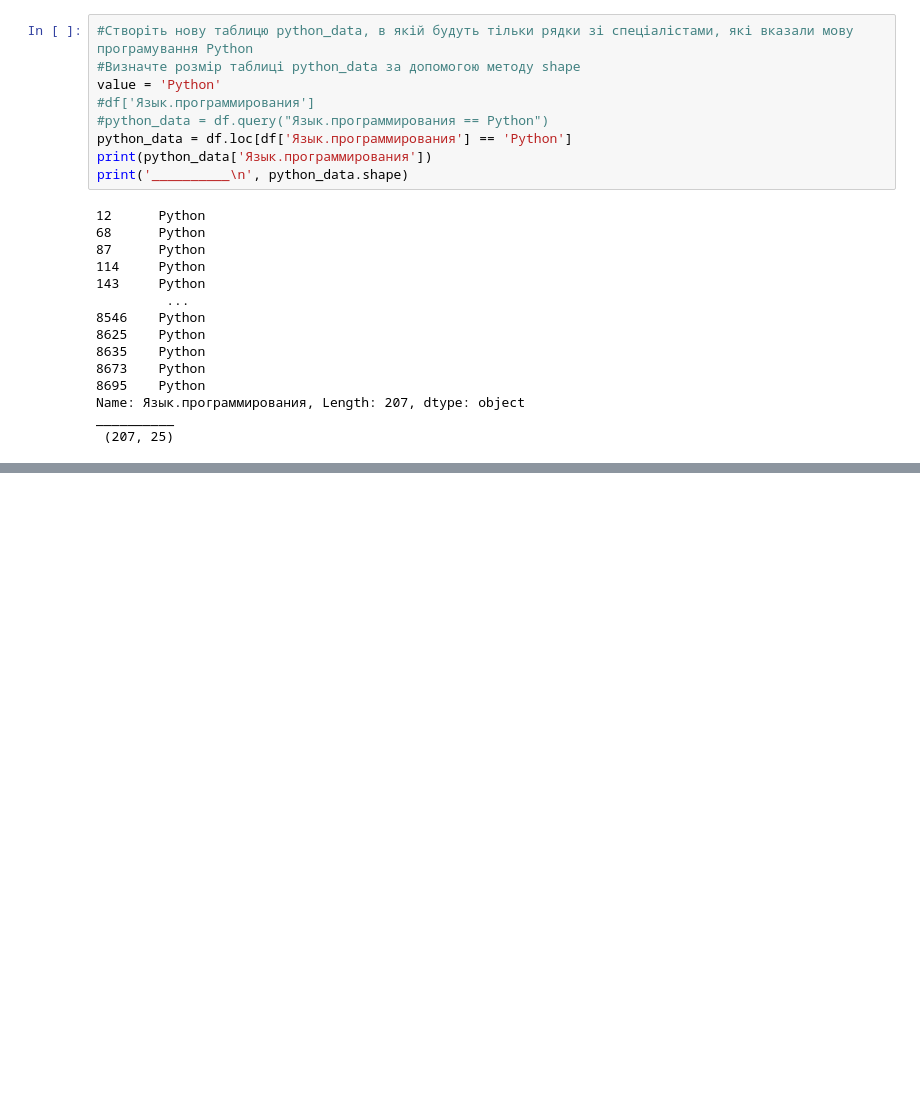
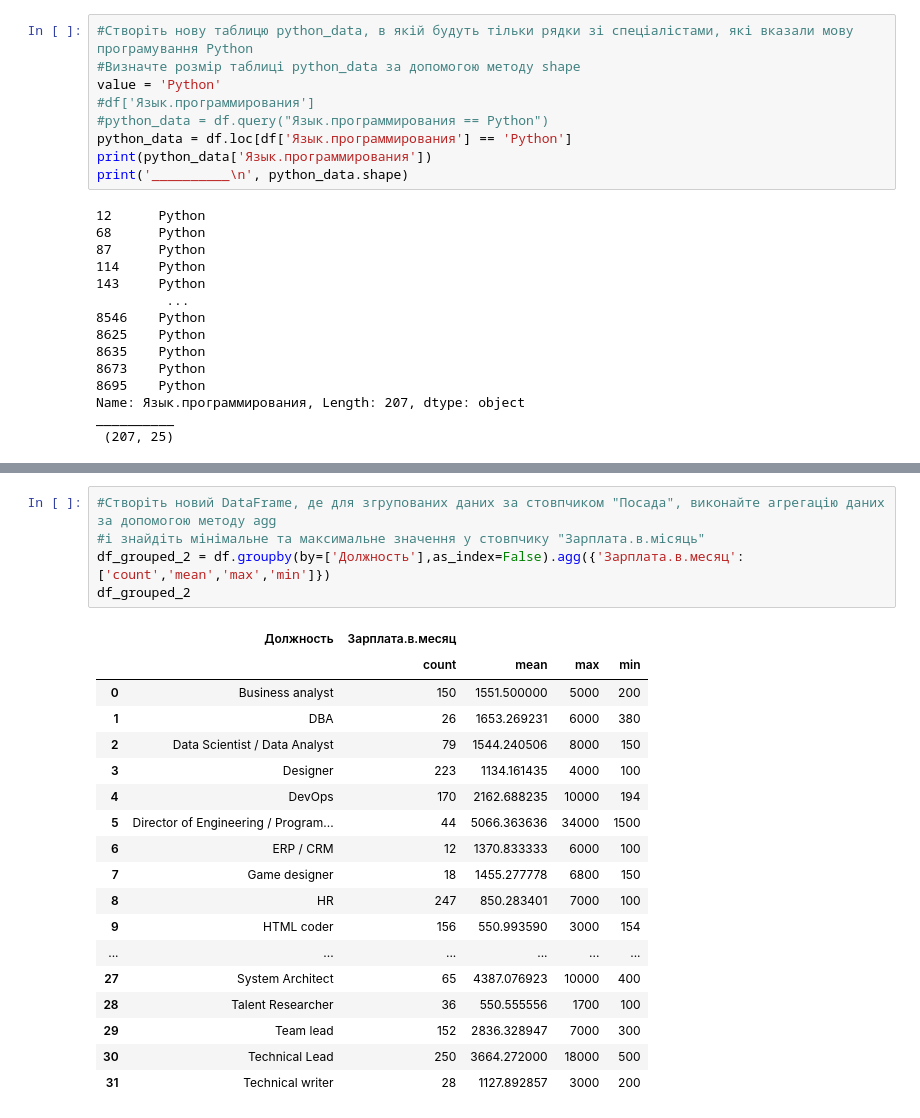
Before and after one commit to a33211/Data-science-homeworks, a Jupyter notebook: Hw2_2.ipynb, the cells around one changed output, grey strips where cells are left out. Cells and saved outputs as stored; diff of their text form; blank space fills up the shorter version.

```diff
--- a/Hw2_2.ipynb
+++ b/Hw2_2.ipynb
@@ -101,0 +178,24 @@ __________
+# %%
+#Створіть новий DataFrame, де для згрупованих даних за стовпчиком "Посада", виконайте агрегацію даних за допомогою методу agg
+#і знайдіть мінімальне та максимальне значення у стовпчику "Зарплата.в.місяць"
+df_grouped_2 = df.groupby(by=['Должность'],as_index=False).agg({'Зарплата.в.месяц':['count','mean','max','min']})
+df_grouped_2
+# %% [output]
+|  | Должность | Зарплата.в.месяц |  |  |  |
+|  |  | count | mean | max | min |
+| 0 | Business analyst | 150 | 1551.500000 | 5000 | 200 |
+| 1 | DBA | 26 | 1653.269231 | 6000 | 380 |
+| 2 | Data Scientist / Data Analyst | 79 | 1544.240506 | 8000 | 150 |
+| 3 | Designer | 223 | 1134.161435 | 4000 | 100 |
+| 4 | DevOps | 170 | 2162.688235 | 10000 | 194 |
+| 5 | Director of Engineering / Program... | 44 | 5066.363636 | 34000 | 1500 |
+| 6 | ERP / CRM | 12 | 1370.833333 | 6000 | 100 |
+| 7 | Game designer | 18 | 1455.277778 | 6800 | 150 |
+| 8 | HR | 247 | 850.283401 | 7000 | 100 |
+| 9 | HTML coder | 156 | 550.993590 | 3000 | 154 |
+| ... | ... | ... | ... | ... | ... |
+| 27 | System Architect | 65 | 4387.076923 | 10000 | 400 |
+| 28 | Talent Researcher | 36 | 550.555556 | 1700 | 100 |
+| 29 | Team lead | 152 | 2836.328947 | 7000 | 300 |
+| 30 | Technical Lead | 250 | 3664.272000 | 18000 | 500 |
+| 31 | Technical writer | 28 | 1127.892857 | 3000 | 200 |
```
Also changed, not shown: parts of 5 cells of this notebook.
